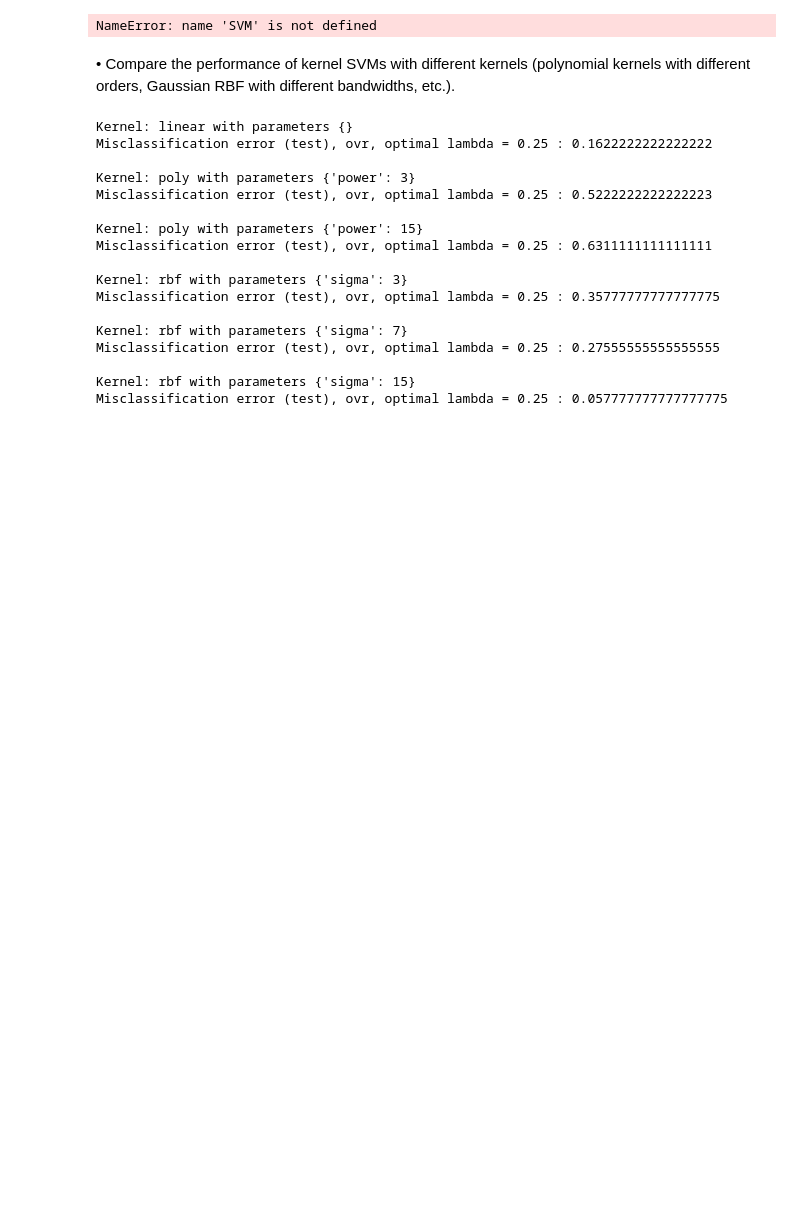
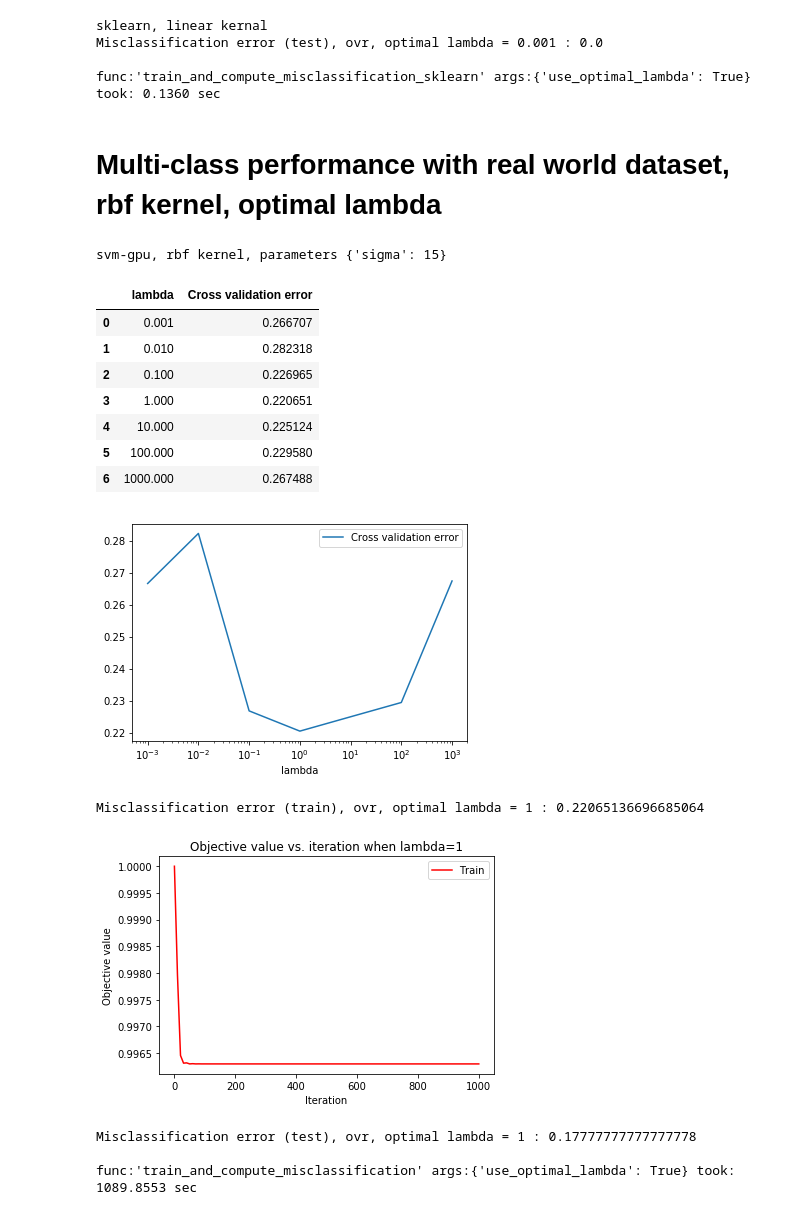
Before and after one commit to murtazajafferji/svm-gpu, a Jupyter notebook: demo.ipynb, the cells around one changed output. Saved outputs shown, nothing was run; the diff lists cells and outputs as text; code cells hidden in the pictures; blank space fills up the shorter version.

```diff
--- a/demo.ipynb
+++ b/demo.ipynb
@@ -56,4 +142,0 @@ def train_and_compute_misclassification(classification_strategy, x_train, y_trai
-# %%
-train_and_compute_misclassification('binary', x_train_binary, y_train_binary, x_test_binary, y_test_binary, 'linear', {}, lambduh=1, max_iter=100)
-train_and_compute_misclassification('ovr', x_train, y_train, x_test, y_test, 'linear', {}, lambduh=1, max_iter=1000)
-train_and_compute_misclassification('ovr', x_train, y_train, x_test, y_test, 'rbf', {'sigma': 15}, lambduh=1, max_iter=100)
@@ -79,2 +142,0 @@ OutOfMemoryError: out of memory to allocate 928977408 bytes (total 1860272640 by
-# %%
-SVM.train_and_compute_misclassification('binary', x_train, y_train, x_test, y_test, 'poly', {'degree': 7}, max_iter=100, n_folds=3, lambda_max=10**3, num_lambda=10, use_optimal_lambda=True)
@@ -81,31 +167,27 @@ SVM.train_and_compute_misclassification('binary', x_train, y_train, x_test, y_te
+# %%
+train_and_compute_misclassification_sklearn('linear', x_train_binary_simulated, y_train_binary_simulated, x_test_binary_simulated, y_test_binary_simulated, use_optimal_lambda=True)
+# %% [output]
+sklearn, linear kernal
+Misclassification error (test), ovr, optimal lambda = 0.001 : 0.0
+
+func:'train_and_compute_misclassification_sklearn' args:{'use_optimal_lambda': True} took: 0.1360 sec
+# %% [markdown]
+# Multi-class performance with real world dataset, rbf kernel, optimal lambda
 # %%
-train_and_compute_misclassification('ovr', x_train, y_train, x_test, y_test, 'poly', {'degree': 7}, use_optimal_lambda=True)
+train_and_compute_misclassification('rbf', {'sigma': 15}, 'ovr', x_train, y_train, x_test, y_test, use_optimal_lambda=True)
 # %% [output]
-NameError: name 'SVM' is not defined
+svm-gpu, rbf kernel, parameters {'sigma': 15}
+|  | lambda | Cross validation error |
+| 0 | 0.001 | 0.266707 |
+| 1 | 0.010 | 0.282318 |
+| 2 | 0.100 | 0.226965 |
+| 3 | 1.000 | 0.220651 |
+| 4 | 10.000 | 0.225124 |
+| 5 | 100.000 | 0.229580 |
+| 6 | 1000.000 | 0.267488 |
+[figure, added]
+Misclassification error (train), ovr, optimal lambda = 1 : 0.22065136696685064
+[figure, added]
+Misclassification error (test), ovr, optimal lambda = 1 : 0.17777777777777778
+
+func:'train_and_compute_misclassification' args:{'use_optimal_lambda': True} took: 1089.8553 sec
-# %% [markdown]
-• Compare the performance of kernel SVMs with different kernels (polynomial kernels with different orders, Gaussian RBF with different bandwidths, etc.).
-# %%
-train_and_compute_misclassification('ovr', x_train, y_train, x_test, y_test, 'linear', {}, .25)
-train_and_compute_misclassification('ovr', x_train, y_train, x_test, y_test, 'poly', {'degree': 3}, .25)
-train_and_compute_misclassification('ovr', x_train, y_train, x_test, y_test, 'poly', {'degree': 15}, .25)
-train_and_compute_misclassification('ovr', x_train, y_train, x_test, y_test, 'rbf', {'sigma': 3}, .25)
-train_and_compute_misclassification('ovr', x_train, y_train, x_test, y_test, 'rbf', {'sigma': 7}, .25)
-train_and_compute_misclassification('ovr', x_train, y_train, x_test, y_test, 'rbf', {'sigma': 15}, .25)
-# %% [output]
-Kernel: linear with parameters {}
-Misclassification error (test), ovr, optimal lambda = 0.25 : 0.1622222222222222
-
-Kernel: poly with parameters {'power': 3}
-Misclassification error (test), ovr, optimal lambda = 0.25 : 0.5222222222222223
-
-Kernel: poly with parameters {'power': 15}
-Misclassification error (test), ovr, optimal lambda = 0.25 : 0.6311111111111111
-
-Kernel: rbf with parameters {'sigma': 3}
-Misclassification error (test), ovr, optimal lambda = 0.25 : 0.35777777777777775
-
-Kernel: rbf with parameters {'sigma': 7}
-Misclassification error (test), ovr, optimal lambda = 0.25 : 0.27555555555555555
-
-Kernel: rbf with parameters {'sigma': 15}
-Misclassification error (test), ovr, optimal lambda = 0.25 : 0.057777777777777775
```
Also changed, not shown: parts of 22 cells of this notebook, 3 other files.
